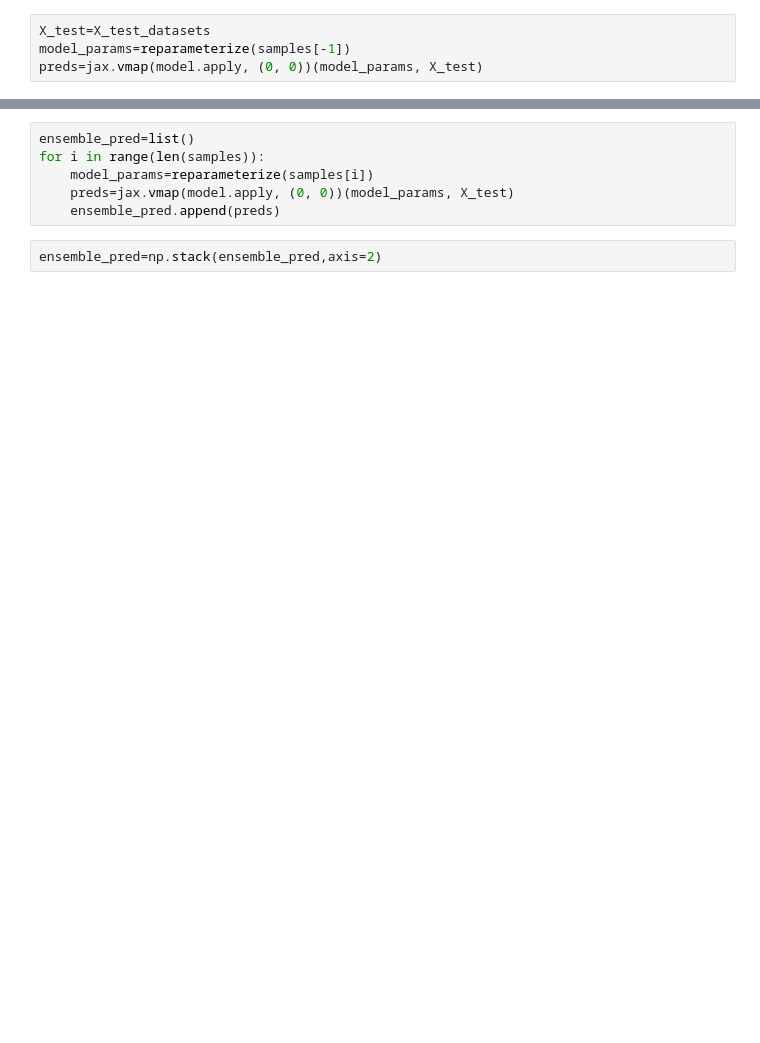
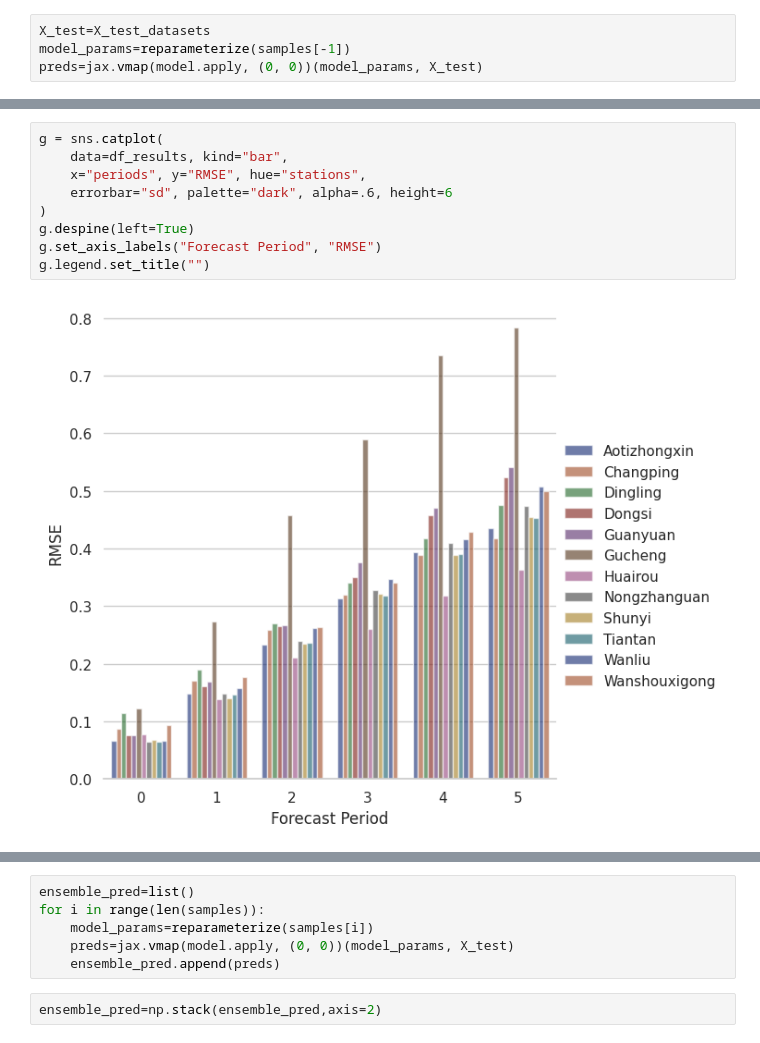
Before and after one commit to shernandez-ucm/trax, a Jupyter notebook: beijing_multi_site_hierarchical.ipynb, the cells around one changed output, grey strips where cells are left out. Drawn from its saved outputs; the diff is of its cells as text; blank space fills up the shorter version.

```diff
--- a/beijing_multi_site_hierarchical.ipynb
+++ b/beijing_multi_site_hierarchical.ipynb
@@ -336,0 +323,11 @@ FrozenDict({
+# %%
+g = sns.catplot(
+    data=df_results, kind="bar",
+    x="periods", y="RMSE", hue="stations",
+    errorbar="sd", palette="dark", alpha=.6, height=6
+)
+g.despine(left=True)
+g.set_axis_labels("Forecast Period", "RMSE")
+g.legend.set_title("")
+# %% [output]
+[figure, added]
```
Also changed, not shown: parts of 46 cells of this notebook.
